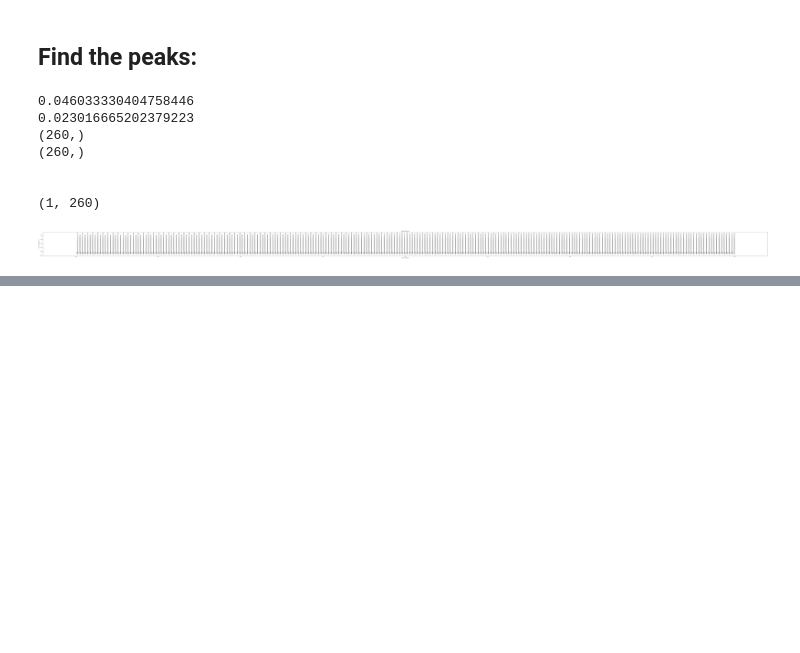
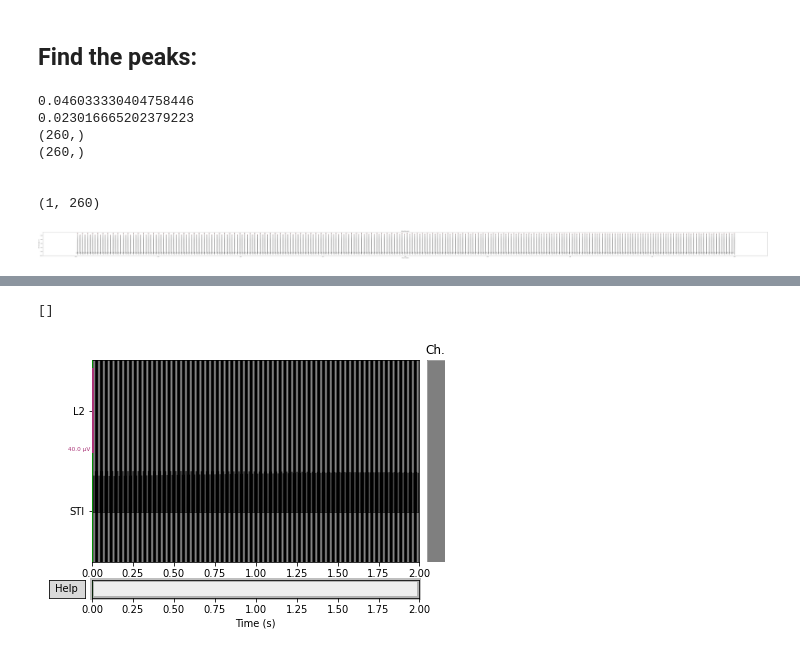
Before and after one commit to tmorshed/dbs_cep, a Jupyter notebook: cep_thesis.ipynb, the cells around one changed output, grey strips where cells are left out. Drawn from its saved outputs; the diff is of its cells as text; code cells hidden in the pictures; blank space fills up the shorter version.

```diff
--- a/cep_thesis.ipynb
+++ b/cep_thesis.ipynb
@@ -168,8 +168,9 @@ print(amp_th)
 
 pkfinder=sg.find_peaks(y, height=(amp_th))
 
-indx_pks=pkfinder[0]*dt+start_stop_seconds[0]
-pks=pkfinder[1]['peak_heights']
+indx_pks, pks = pkfinder[0]*dt+start_stop_seconds[0], pkfinder[1]['peak_heights']
+lstim=len(indx_pks)
+
 
 print(indx_pks.shape)
 print(pks.shape)
@@ -231,0 +207,19 @@ ValueError: ignored
+# %%
+##Making a stim channel out of the found peaks
+
+stim_data = np.zeros((1, lsel+1))[0]
+print(stim_data)
+
+for j in range(1,lstim):
+  stim_data[pkfinder[0][j]] = pks[j]
+stim_data=stim_data.reshape(1,lsel+1)
+
+print() #1-line gap
+print(stim_data.shape)   # Quality Control
+print(len(indx_pks))    # Quality Control
+print(len(pkfinder[0])) # Quality Control
+
+stim_info = mne.create_info(['STI'], sfreq=sampling_rate)
+stim_raw = mne.io.RawArray(stim_data, stim_info)
+raw_select.add_channels([stim_raw], force_update_info=True)
+raw_select.set_channel_types({'STI':'stim'})
@@ -231,0 +236,9 @@ ValueError: ignored
+# %%
+events = mne.find_events(raw_select, stim_channel='STI')
+print(events)
+# %% [output]
+[]
+# %%
+raw_select.plot();
+# %% [output]
+[figure, added]
```
Also changed, not shown: parts of 5 cells of this notebook.
